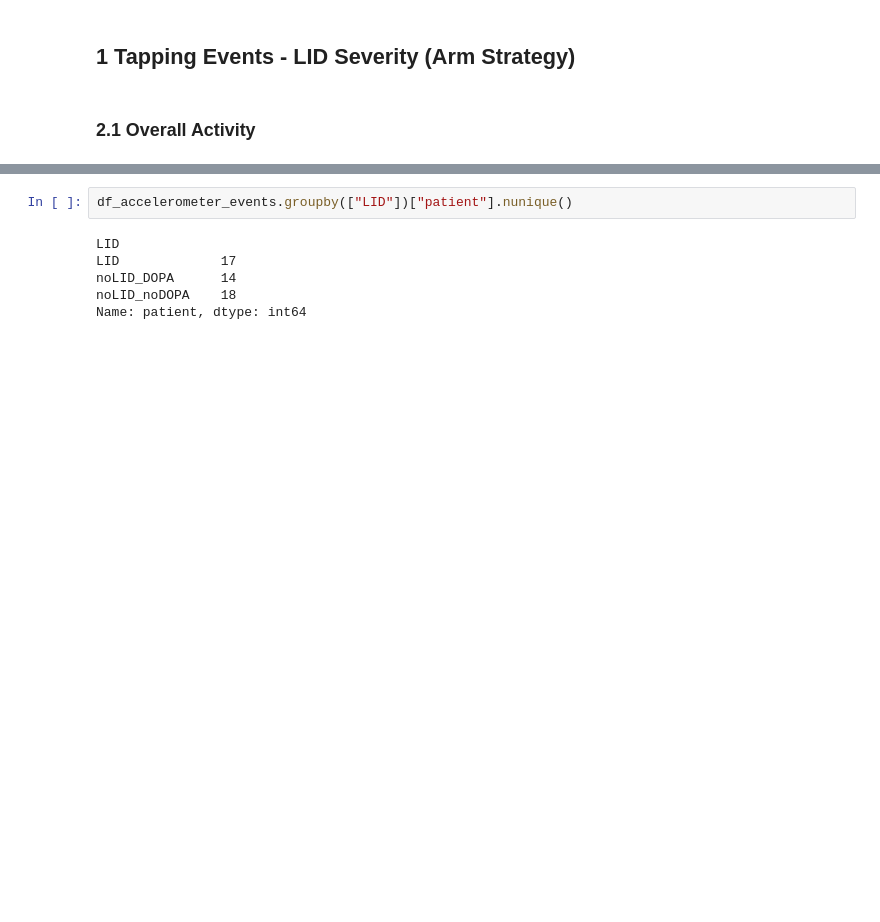
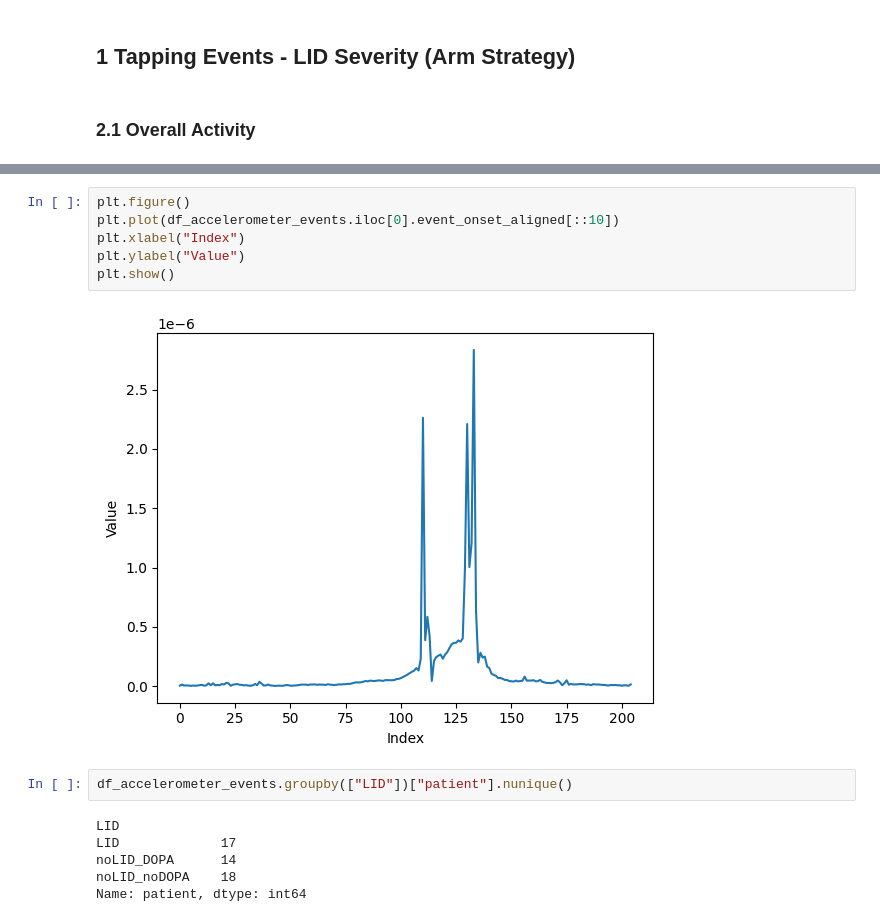
Before and after one commit to FilippoHei/PD-Dyskinesia-Electrophysiology, a Jupyter notebook: 2.1 Kinematics Time Analyses.ipynb, the cells around one changed output, grey strips where cells are left out. Saved outputs shown, nothing was run; the diff lists cells and outputs as text; blank space fills up the shorter version.

```diff
--- a/2.1 Kinematics Time Analyses.ipynb
+++ b/2.1 Kinematics Time Analyses.ipynb
@@ -160,3 +164,11 @@ utils_plotting_accelerometer.plot_accelerometer_events_for_dyskinesia_severity(d
+# %%
+plt.figure()
+plt.plot(df_accelerometer_events.iloc[0].event_onset_aligned[::10])
+plt.xlabel("Index")
+plt.ylabel("Value")
+plt.show()
+# %% [output]
+[figure, added]
 # %%
 df_accelerometer_events.groupby(["LID"])["patient"].nunique()
 # %% [output]
```
Also changed, not shown: parts of 4 cells of this notebook, 13 other files.
